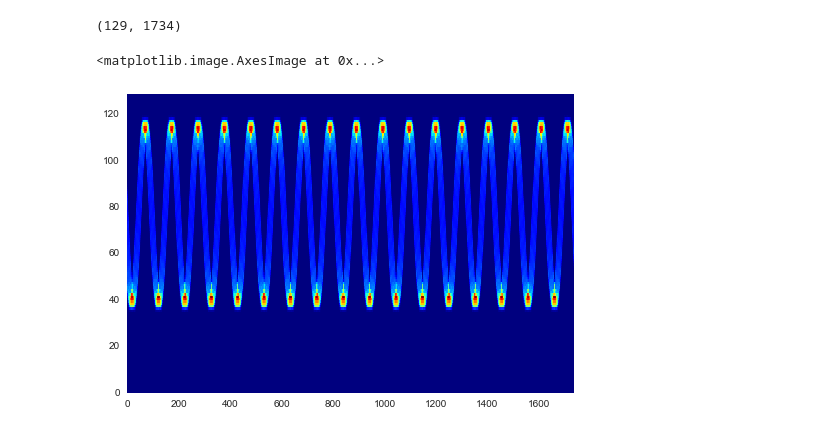
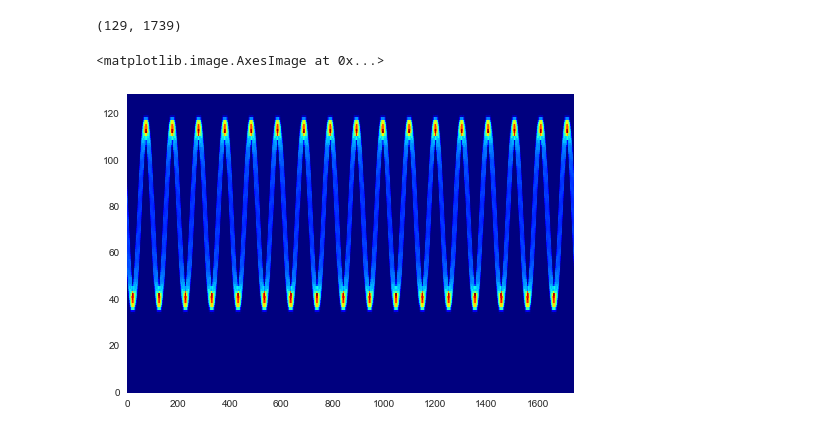
Before and after one commit to melizalab/libtfr, a Jupyter notebook: mtfft_pt_test.ipynb, the cells around one changed output. Saved outputs shown, nothing was run; the diff lists cells and outputs as text; code cells hidden in the pictures.

```diff
--- a/mtfft_pt_test.ipynb
+++ b/mtfft_pt_test.ipynb
@@ -81,16 +49,17 @@ plt.plot(f, SS)
 # %%
 # spectrograms
 sns.set_style("dark")
 nfft = 256
+window = 201
 shift = 10
 ntapers = 5
 nframes = (sig.size - nfft) // shift + 1
-D = libtfr.mfft_dpss(nfft, 3, ntapers, nfft)
+D = libtfr.mfft_dpss(nfft, 3, ntapers, window)
 Z = D.mtspec(sig, shift)
 print(Z.shape)
 plt.imshow(Z, cmap="jet")
 # %% [output]
-(129, 1734)
+(129, 1739)
 <matplotlib.image.AxesImage at 0x...>
-[figure, old version]
+[figure, new version]
 # %%
```
Also changed, not shown: parts of 8 cells of this notebook, 5 other files.
